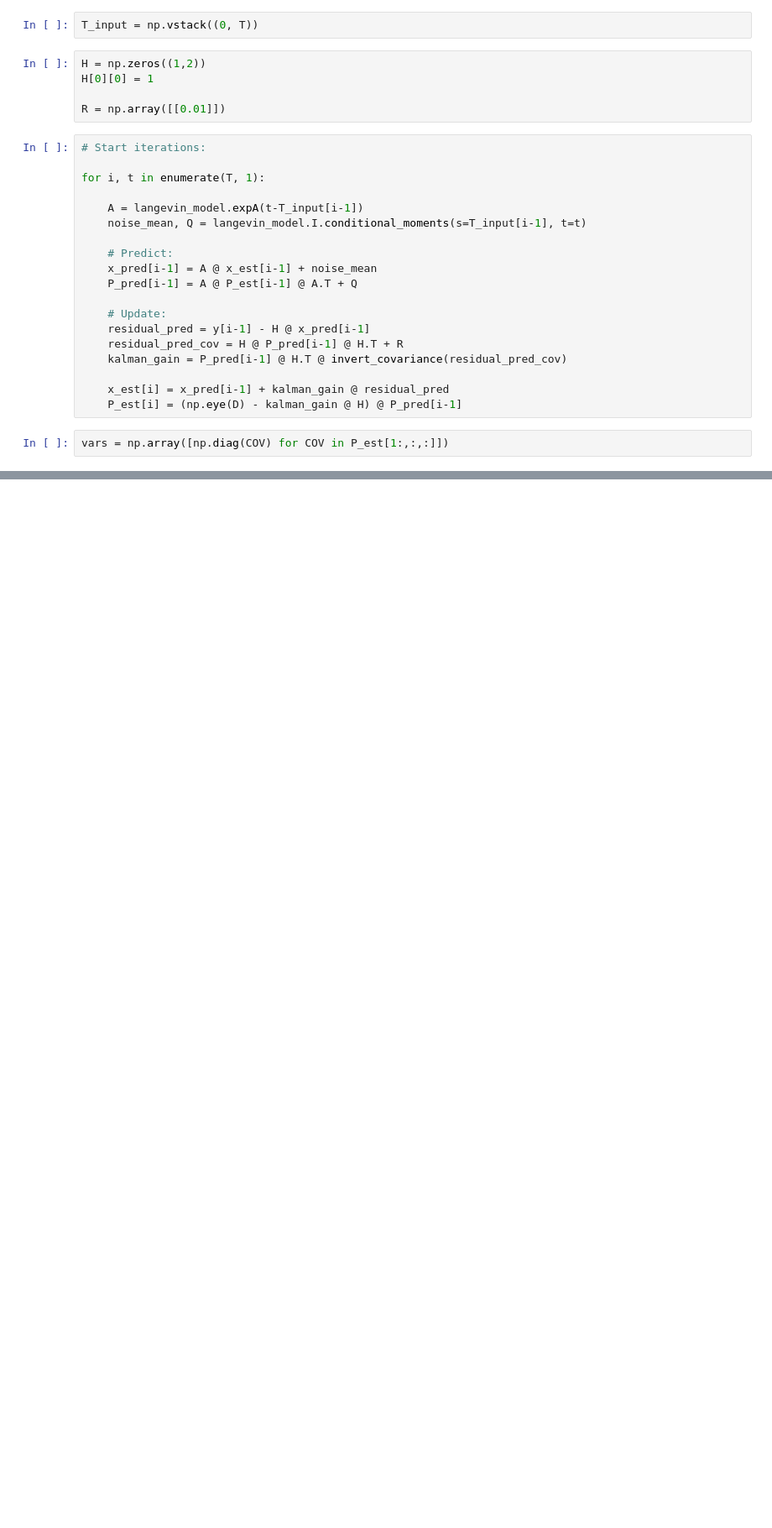
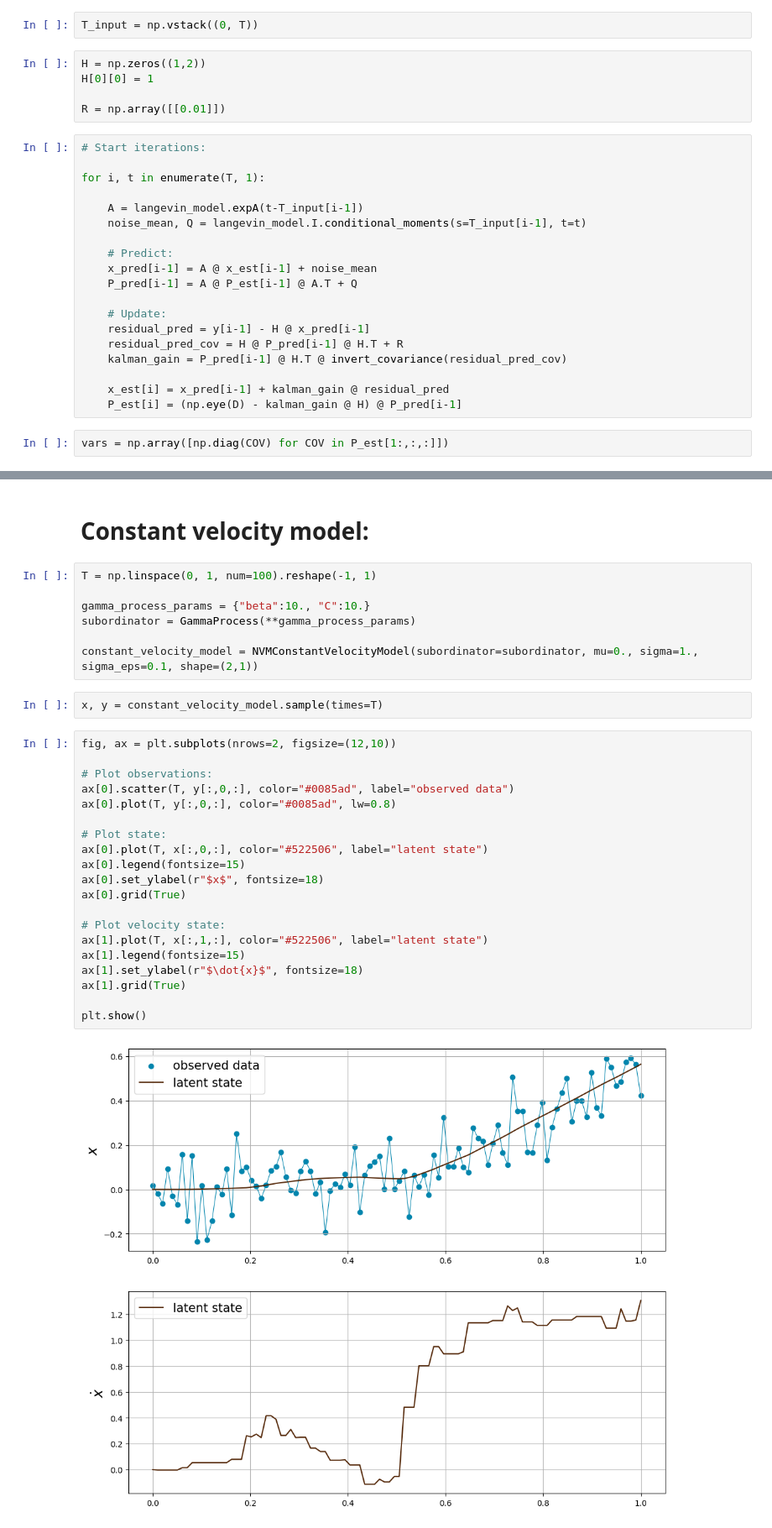
Before and after one commit to yamankindap/models, a Jupyter notebook: example2.ipynb, the cells around one changed output, grey strips where cells are left out. Shown: that part at 84% size. Drawn from its saved outputs; the diff is of its cells as text; blank space fills up the shorter version.

Commit message:
Added Constant velocity model.

```diff
--- a/example2.ipynb
+++ b/example2.ipynb
@@ -129,0 +134,33 @@ plt.show()
+# %% [markdown]
+# Constant velocity model:
+# %%
+T = np.linspace(0, 1, num=100).reshape(-1, 1)
+
+gamma_process_params = {"beta":10., "C":10.}
+subordinator = GammaProcess(**gamma_process_params)
+
+constant_velocity_model = NVMConstantVelocityModel(subordinator=subordinator, mu=0., sigma=1., sigma_eps=0.1, shape=(2,1))
+# %%
+x, y = constant_velocity_model.sample(times=T)
+# %%
+fig, ax = plt.subplots(nrows=2, figsize=(12,10))
+
+# Plot observations:
+ax[0].scatter(T, y[:,0,:], color="#0085ad", label="observed data")
+ax[0].plot(T, y[:,0,:], color="#0085ad", lw=0.8)
+
+# Plot state:
+ax[0].plot(T, x[:,0,:], color="#522506", label="latent state")
+ax[0].legend(fontsize=15)
+ax[0].set_ylabel(r"$x$", fontsize=18)
+ax[0].grid(True)
+
+# Plot velocity state:
+ax[1].plot(T, x[:,1,:], color="#522506", label="latent state")
+ax[1].legend(fontsize=15)
+ax[1].set_ylabel(r"$\dot{x}$", fontsize=18)
+ax[1].grid(True)
+
+plt.show()
+# %% [output]
+[figure, added]
```
Also changed, not shown: parts of 14 cells of this notebook, 1 other file.
